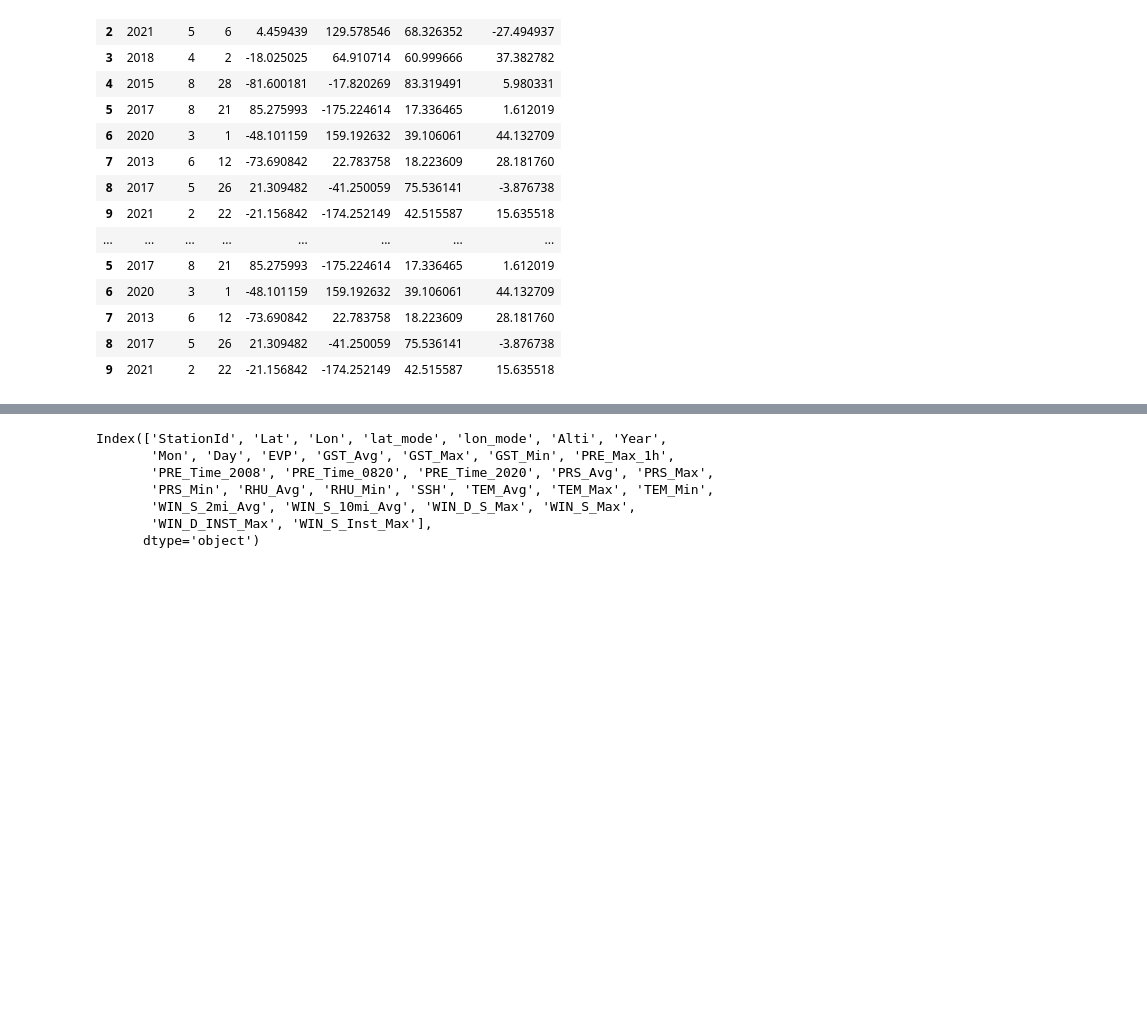
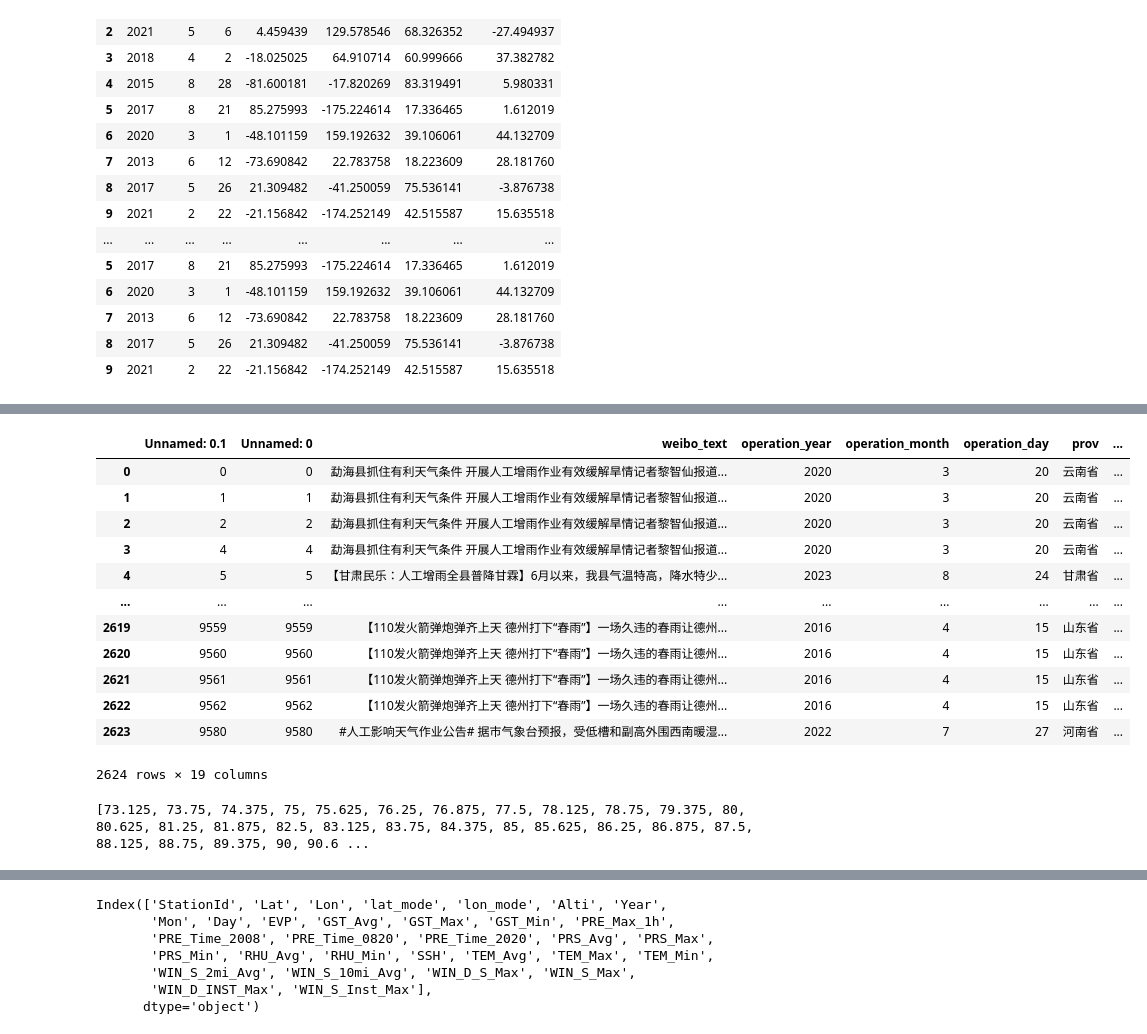
Before and after one commit to AnoraWu/CloudSeeding, a Jupyter notebook: code/炮台数据/test.ipynb, the cells around one changed output, grey strips where cells are left out. Cells and saved outputs as stored; diff of their text form; code cells hidden in the pictures; blank space fills up the shorter version.

Commit message:
Merge fort with cloud data

```diff
--- a/code/炮台数据/test.ipynb
+++ b/code/炮台数据/test.ipynb
@@ -130,0 +272,25 @@ concat_test
+# %%
+fort_data
+# %% [output]
+|  | Unnamed: 0.1 | Unnamed: 0 | weibo_text | operation_year | operation_month | operation_day | prov | ... |
+| 0 | 0 | 0 | 勐海县抓住有利天气条件 开展人工增雨作业有效缓解旱情记者黎智仙报道... | 2020 | 3 | 20 | 云南省 | ... |
+| 1 | 1 | 1 | 勐海县抓住有利天气条件 开展人工增雨作业有效缓解旱情记者黎智仙报道... | 2020 | 3 | 20 | 云南省 | ... |
+| 2 | 2 | 2 | 勐海县抓住有利天气条件 开展人工增雨作业有效缓解旱情记者黎智仙报道... | 2020 | 3 | 20 | 云南省 | ... |
+| 3 | 4 | 4 | 勐海县抓住有利天气条件 开展人工增雨作业有效缓解旱情记者黎智仙报道... | 2020 | 3 | 20 | 云南省 | ... |
+| 4 | 5 | 5 | 【甘肃民乐：人工增雨全县普降甘霖】6月以来，我县气温特高，降水特少... | 2023 | 8 | 24 | 甘肃省 | ... |
+| ... | ... | ... | ... | ... | ... | ... | ... | ... |
+| 2619 | 9559 | 9559 | 【110发火箭弹炮弹齐上天 德州打下“春雨”】一场久违的春雨让德州... | 2016 | 4 | 15 | 山东省 | ... |
+| 2620 | 9560 | 9560 | 【110发火箭弹炮弹齐上天 德州打下“春雨”】一场久违的春雨让德州... | 2016 | 4 | 15 | 山东省 | ... |
+| 2621 | 9561 | 9561 | 【110发火箭弹炮弹齐上天 德州打下“春雨”】一场久违的春雨让德州... | 2016 | 4 | 15 | 山东省 | ... |
+| 2622 | 9562 | 9562 | 【110发火箭弹炮弹齐上天 德州打下“春雨”】一场久违的春雨让德州... | 2016 | 4 | 15 | 山东省 | ... |
+| 2623 | 9580 | 9580 | #人工影响天气作业公告# 据市气象台预报，受低槽和副高外围西南暖湿... | 2022 | 7 | 27 | 河南省 | ... |
+2624 rows × 19 columns
+# %%
+lat_complete_temp = np.arange(18,55,0.5).tolist()
+lon_complete_temp = np.arange(73.125, 135, 0.625).tolist()
+# Remove useless digits
+lat_complete_merra = [int(num) if num == int(num) else num for num in lat_complete_temp]
+lon_complete_merra = [int(num) if num == int(num) else num for num in lon_complete_temp]
+print(lon_complete_merra)
+# %% [output]
+[73.125, 73.75, 74.375, 75, 75.625, 76.25, 76.875, 77.5, 78.125, 78.75, 79.375, 80, 80.625, 81.25, 81.875, 82.5, 83.125, 83.75, 84.375, 85, 85.625, 86.25, 86.875, 87.5, 88.125, 88.75, 89.375, 90, 90.6 ...
```
Also changed, not shown: parts of 19 cells of this notebook, 7 other files.
